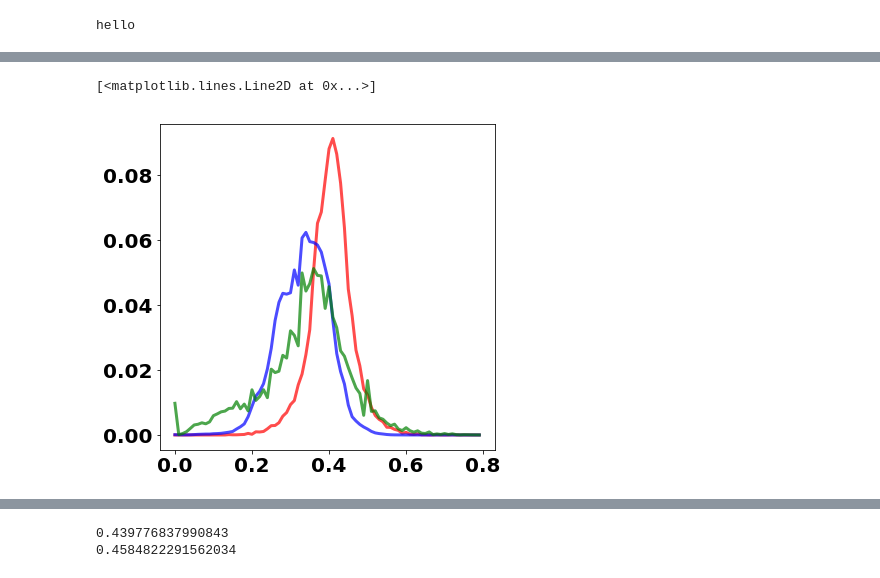
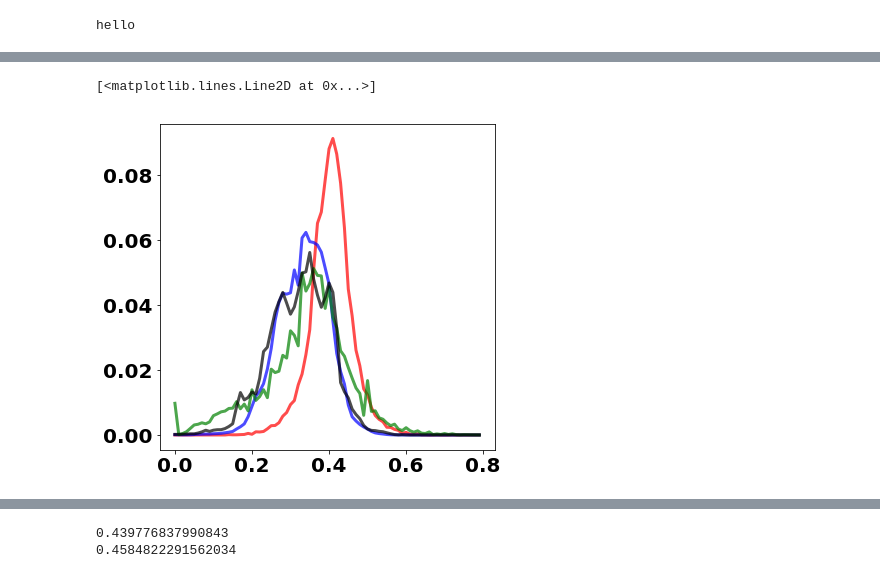
Before and after one commit to Team-Schwessinger/TE_myrtle_rust, a Jupyter notebook: notebooks/MRv01_TE_variation_analysis.ipynb, the cells around one changed output, grey strips where cells are left out. Cells and saved outputs as stored; diff of their text form; code cells hidden in the pictures.

```diff
--- a/notebooks/MRv01_TE_variation_analysis.ipynb
+++ b/notebooks/MRv01_TE_variation_analysis.ipynb
@@ -220,29 +281 @@ repeat_bed_fn = '../../TE_analysis/APSI_primary_v1.MR_P2A_300Mb.REPET_fix.superf
-# %%
-def AT_content_df(bed_fn, contig_fn, intervals, merge=True):
-    bed = BedTool(bed_fn)
-    if merge == True:
-        bed.sort().merge()
-    #specify datatypes if possible
-    tmp_fn = bed_fn.replace('.bed', '.AT.bed.tmp')
-    dtype_dict = {0:str, 1:np.int32, 2:np.int32, 3:str, 4:str, 5:str, 6:float}
-    bed.nucleotide_content(fi=contig_fn).saveas(tmp_fn)
-    #bedtools nuc -fi {contig_fn} -bed {bed_fn} > {tmp_fn}
-
-    if len(bed.to_dataframe().columns) == 6:
-        dtype_dict = {0:str, 1:np.int32, 2:np.int32, 3:str, 4:str, 5:str, 6:float}
-        df = pd.read_csv( tmp_fn, sep='\t',header=None,dtype=dtype_dict, usecols=[0,1,2,3,6], skiprows=1)
-        df.rename(columns={6:'%AT'}, inplace=True)
-    elif len(bed.to_dataframe().columns) == 3:
-        dtype_dict = {0:str, 1:np.int32, 2:np.int32, 3:float}
-        df = pd.read_csv( tmp_fn, sep='\t',header=None,dtype=dtype_dict, usecols=[0,1,2,3], skiprows=1)
-        df.rename(columns={3:'%AT'}, inplace=True)
-    df['%AT'] = df['%AT'].astype('float')
-    df['Intervals'] = pd.cut(df['%AT'], intervals)
-    grouped = df.groupby('Intervals')
-    sum_df = grouped.agg({'%AT': 'count'})
-    sum_df['Interval_edge'] = intervals.right
-    sum_df.fillna(0, inplace=True)
-    sum_df['norm_count_AT'] = sum_df['%AT']/sum_df['%AT'].sum()
-    os.remove(tmp_fn)
-    return df, sum_df
 # %%
@@ -259,2 +305,4 @@ gene_at_df.head()
 # %%
 repeat_at_df, repeat_at_sum_df = AT_content_df(repeat_bed_fn, contig_fn, intervals)
+# %%
+oc_df, oc_sum_df = AT_content_df(oc_bed_fn, contig_fn, intervals)
@@ -261,16 +313,8 @@ repeat_at_df, repeat_at_sum_df = AT_content_df(repeat_bed_fn, contig_fn, interva
+# %%
+w_at_df, w_at_sum_df = AT_content_df(os.path.abspath(window_fn_dict['w1kb_s200']), contig_fn, intervals)
 # %%
 print('hello')
 # %% [output]
 hello
 # %%
 #gene_at_df['norm_%AT']
-# %%
-w_at_df = pd.read_csv(os.path.join(AT_analysis, 'APSI_primary_v1.w1.s200.AT.circabed'), sep='\t')
-w_at_df['%AT'] = w_at_df['%AT'].astype('float')
-intervals = pd.interval_range(start=0.2, end=1.0, closed='right', periods=80)
-w_at_df['Intervals'] = pd.cut(w_at_df['%AT'], intervals)
-grouped = w_at_df.groupby('Intervals')
-w_at_sum_df = grouped.agg({'%AT': 'count'})
-w_at_sum_df['Interval_edge'] = intervals.right
-w_at_sum_df.fillna(0, inplace=True)
-w_at_sum_df['norm_count_AT'] = w_at_sum_df['%AT']/w_at_sum_df['%AT'].sum()
@@ -277,8 +341,9 @@ w_at_sum_df['norm_count_AT'] = w_at_sum_df['%AT']/w_at_sum_df['%AT'].sum()
 # %%
 fig, ax = plt.subplots(figsize=(6,6))
 ax.plot(1-gene_at_sum_df['Interval_edge'], gene_at_sum_df['norm_count_AT'], '-', color='r', label = 'genes',  linewidth=3, alpha = 0.7)
 ax.plot(1-w_at_sum_df['Interval_edge'], w_at_sum_df['norm_count_AT'], '-', color='b', label = 'windows',  linewidth=3, alpha = 0.7)
 ax.plot(1-repeat_at_sum_df['Interval_edge'], repeat_at_sum_df['norm_count_AT'], '-', color='g', label = 'repeats',  linewidth=3, alpha = 0.7)
+ax.plot(1-oc_sum_df['Interval_edge'], oc_sum_df['norm_count_AT'], '-', color='black', label = 'occulter',  linewidth=3, alpha = 0.7)
 # %% [output]
 [<matplotlib.lines.Line2D at 0x...>]
-[figure, old version]
+[figure, new version]
```
Also changed, not shown: parts of 35 cells of this notebook.
